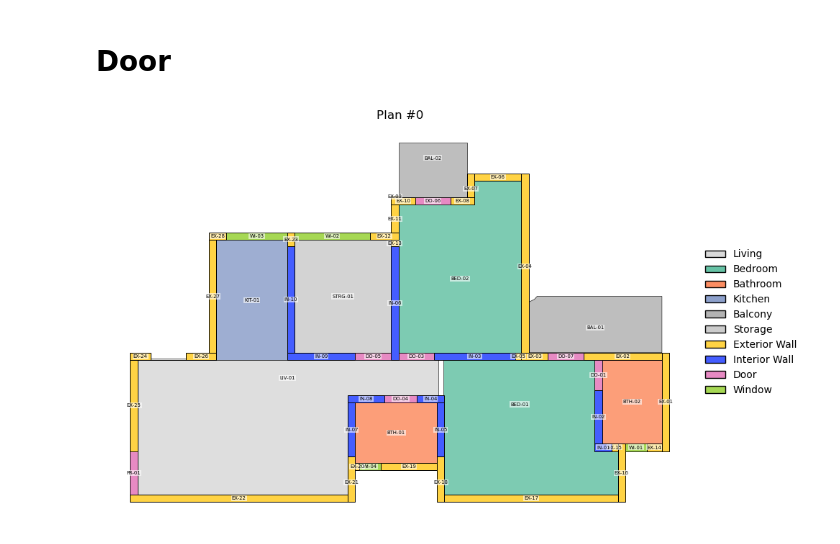
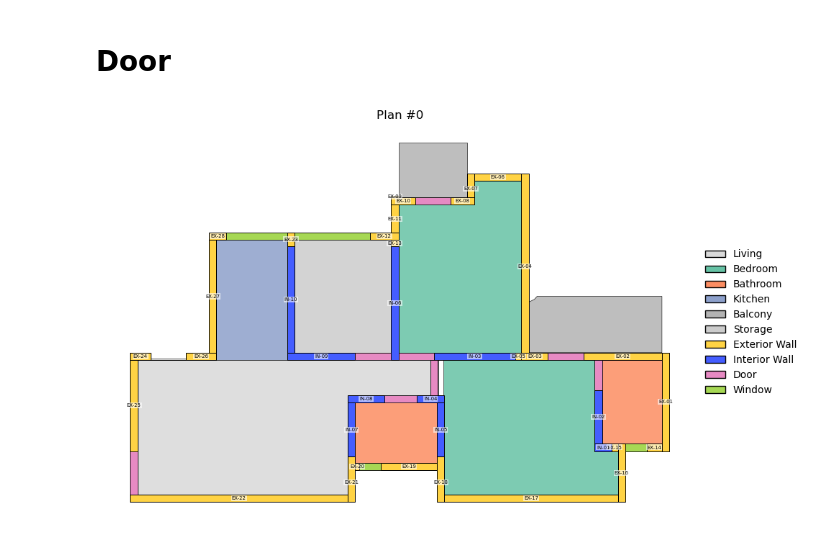
Before and after one commit to numanmuttaqi/Geometry-to-Ontology, a Jupyter notebook: Notebooks/togeometry.ipynb, the cells around one changed output. Drawn from its saved outputs; the diff is of its cells as text; code cells hidden in the pictures.

```diff
--- a/Notebooks/togeometry.ipynb
+++ b/Notebooks/togeometry.ipynb
@@ -22,15 +22,14 @@ plot_plan_json("output/inferred_resplan_json/plan_00000_walls_back.json")
 # %%
 from thesis_package.ttl_to_json import save_ttl_as_json
 from thesis_package.visualize import plot_plan_json
 
-# TTL to JSON
+
 save_ttl_as_json(
-    "output/inferred_resplan_ttl/plan_00000_doors_back.ttl",
-    "output/inferred_resplan_json/plan_00000_doors_back.json",
+    "../output/inferred_resplan_ttl/plan_00000_doors_back.ttl",
+    "../output/inferred_resplan_json/plan_00000_doors_back.json",
 )
 
-# Visualization
-ax = plot_plan_json("output/inferred_resplan_json/plan_00000_doors_back.json",
-                    show_ids=True, show_wall_ids=True)
+ax = plot_plan_json("../output/inferred_resplan_json/plan_00000_doors_back.json",
+                    show_wall_ids=True, show_ids=False)
 # %% [output]
-[figure, old version]
+[figure, new version]
```
Also changed, not shown: parts of 3 cells of this notebook, 6 other files.
